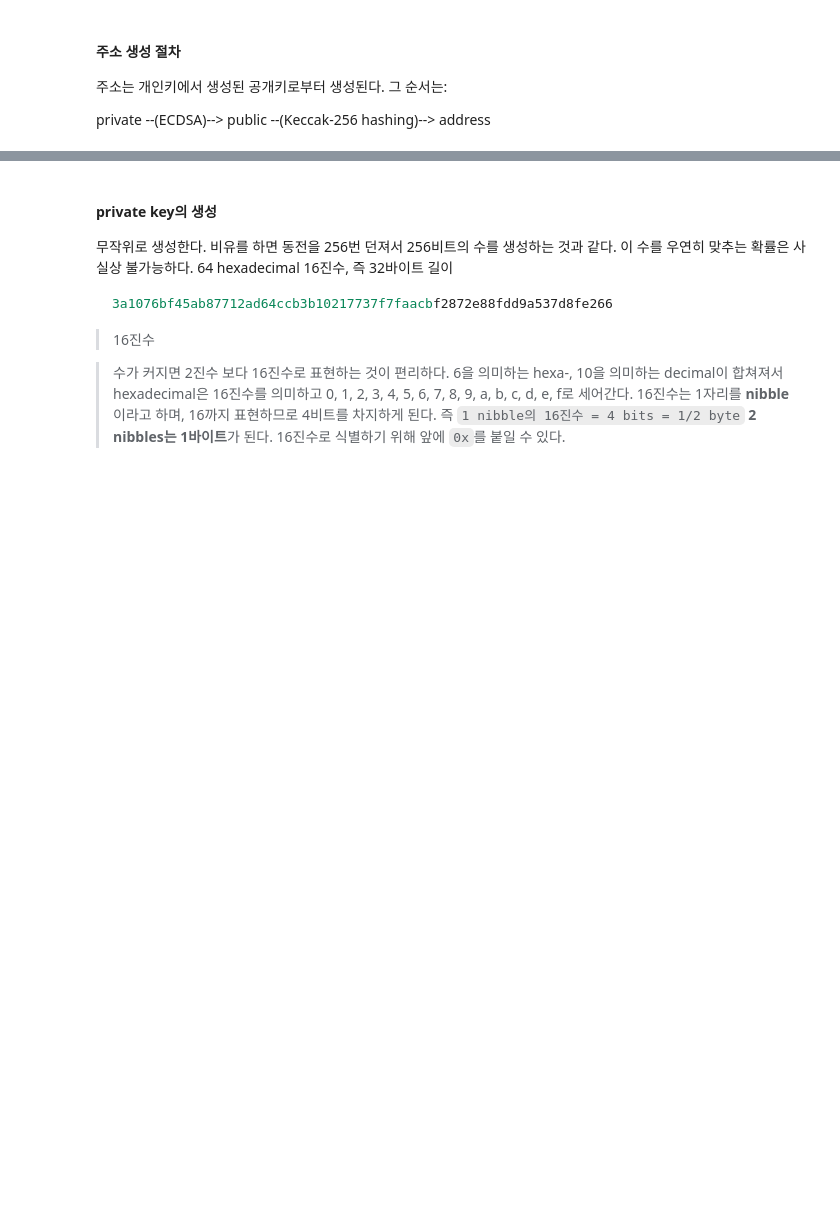
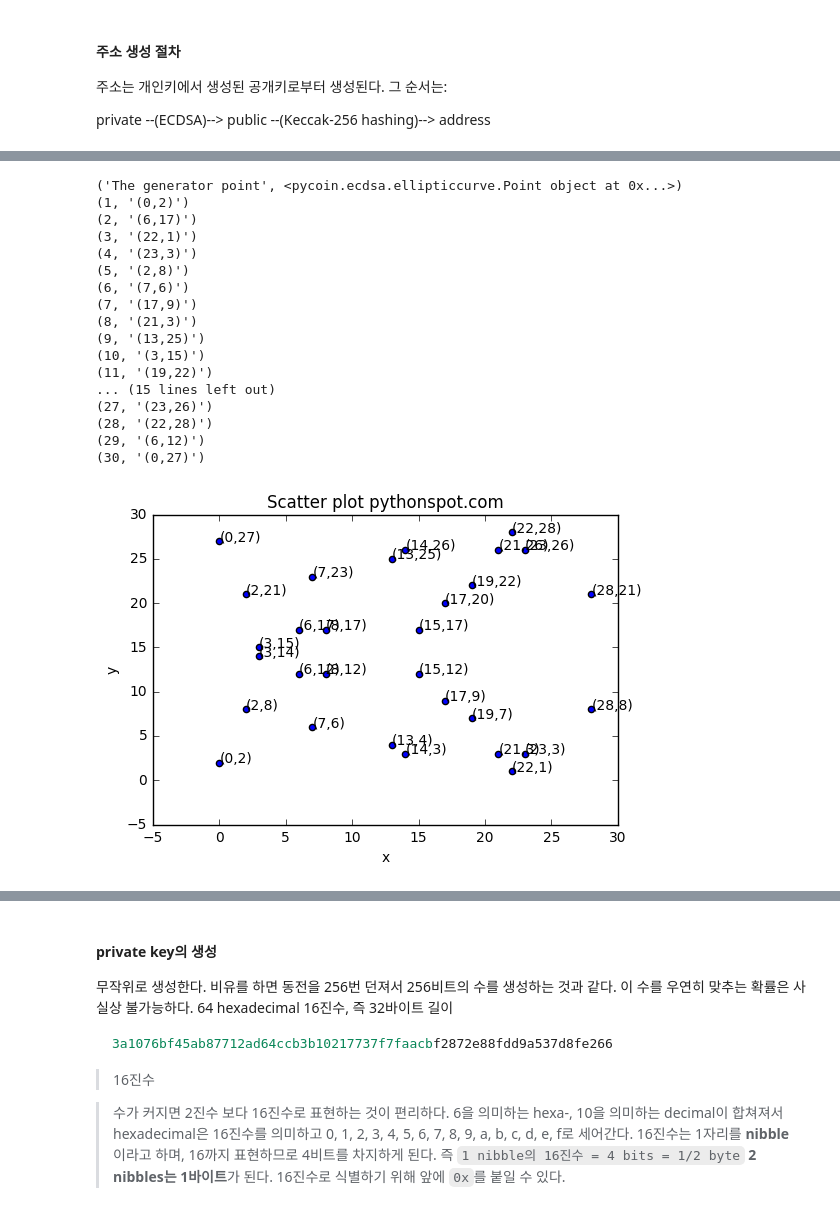
Before and after one commit to smu405/e, a Jupyter notebook: e4_gethAccount.ipynb, the cells around one changed output, grey strips where cells are left out. Saved outputs shown, nothing was run; the diff lists cells and outputs as text; code cells hidden in the pictures; blank space fills up the shorter version.

```diff
--- a/e4_gethAccount.ipynb
+++ b/e4_gethAccount.ipynb
@@ -229,0 +370,7 @@ private --(ECDSA)--> public --(Keccak-256 hashing)--> address
+# %%
+import pycoin.ecdsa as ecdsa
+import hashlib
+import secrets
+
+e=ecdsa.ellipticcurve.CurveFp(29,-3,4)
+print(e.p(), e.a(),e.b())
@@ -229,0 +401,35 @@ private --(ECDSA)--> public --(Keccak-256 hashing)--> address
+# %%
+import numpy as np
+import matplotlib.pyplot as plt
+
+G=ecdsa.Point(e,0,2)
+print("The generator point", G)
+for k in range(1,31):
+    print(k, str(k*G))
+    P=k*G
+    plt.scatter(P.x(),P.y())
+    plt.text(P.x(),P.y(),str(P))
+
+plt.title('Scatter plot pythonspot.com')
+plt.xlabel('x')
+plt.ylabel('y')
+plt.show()
+# %% [output]
+('The generator point', <pycoin.ecdsa.ellipticcurve.Point object at 0x...>)
+(1, '(0,2)')
+(2, '(6,17)')
+(3, '(22,1)')
+(4, '(23,3)')
+(5, '(2,8)')
+(6, '(7,6)')
+(7, '(17,9)')
+(8, '(21,3)')
+(9, '(13,25)')
+(10, '(3,15)')
+(11, '(19,22)')
+... (15 lines left out)
+(27, '(23,26)')
+(28, '(22,28)')
+(29, '(6,12)')
+(30, '(0,27)')
+[figure, added]
```
Also changed, not shown: parts of 36 cells of this notebook, 2 other files.
